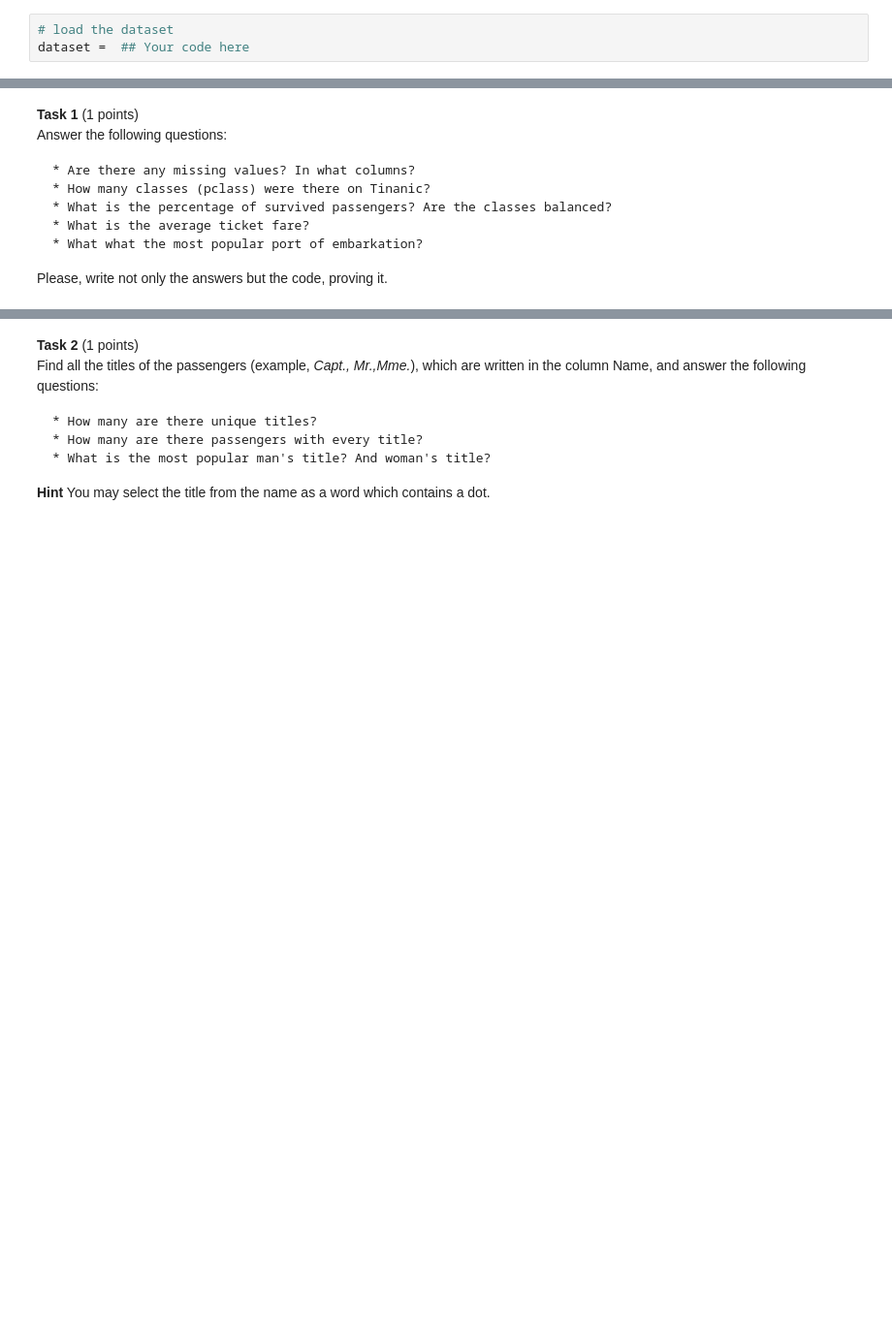
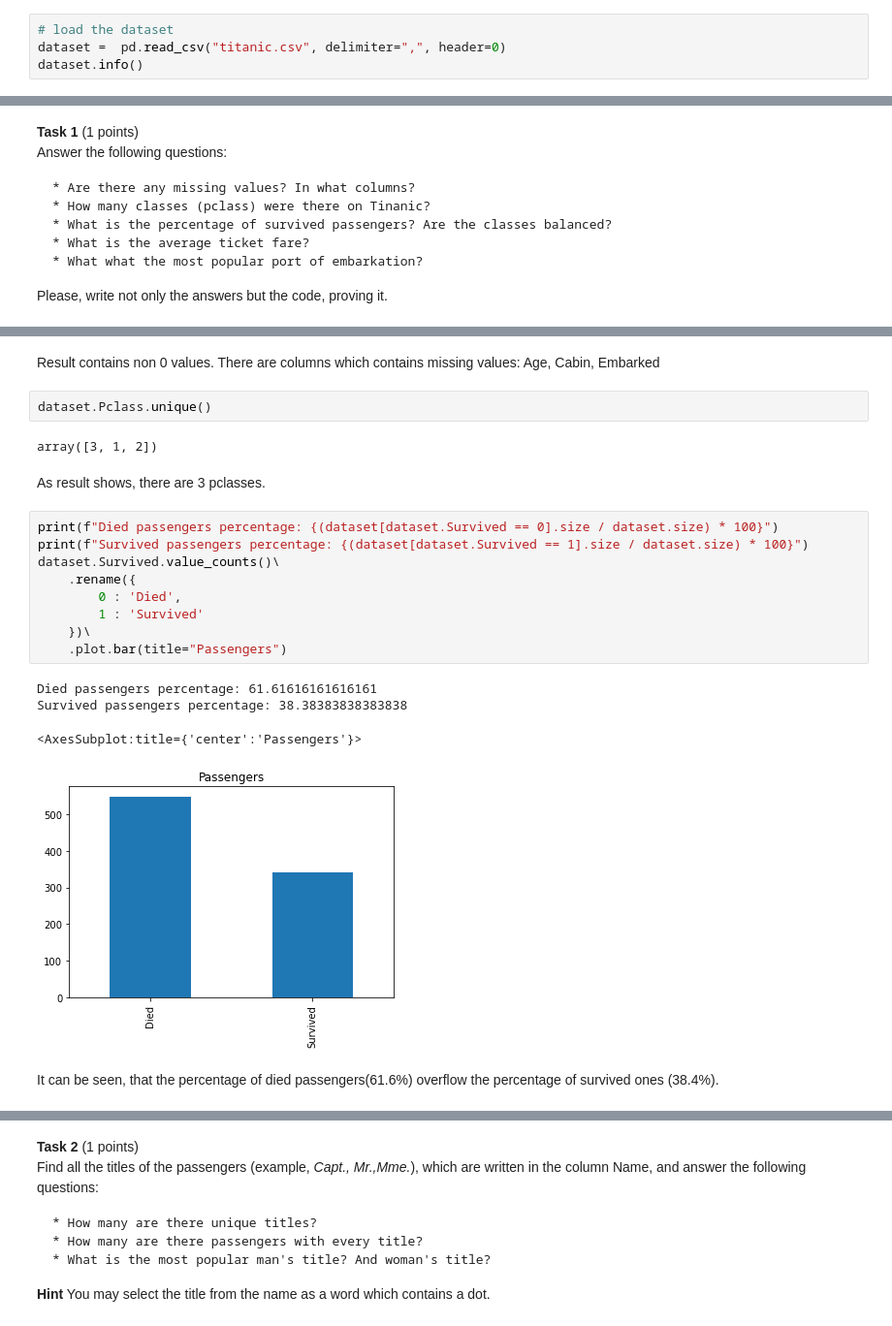
Before and after one commit to aamatevosyan/ml_se, a Jupyter notebook: hw/hw_1/task.ipynb, the cells around one changed output, grey strips where cells are left out. Shown at 97% size. Cells and saved outputs as stored; diff of their text form; blank space fills up the shorter version.

```diff
--- a/hw/hw_1/task.ipynb
+++ b/hw/hw_1/task.ipynb
@@ -214,4 +380,5 @@ You are going to work with *Titanic* dataset which contains information about pa
 **Note** support all your answers with necessary code, computations, vizualization, and explanation. Answers without code and explanation won't be graded.
 # %%
 # load the dataset
-dataset =  ## Your code here
+dataset =  pd.read_csv("titanic.csv", delimiter=",", header=0)
+dataset.info()
@@ -229,0 +431,25 @@ Please, write not only the answers but the code, proving it.
+# %% [markdown]
+Result contains non 0 values.
+There are columns which contains missing values: Age, Cabin, Embarked
+# %%
+dataset.Pclass.unique()
+# %% [output]
+array([3, 1, 2])
+# %% [markdown]
+As result shows, there are 3 pclasses.
+# %%
+print(f"Died passengers percentage: {(dataset[dataset.Survived == 0].size / dataset.size) * 100}")
+print(f"Survived passengers percentage: {(dataset[dataset.Survived == 1].size / dataset.size) * 100}")
+dataset.Survived.value_counts()\
+    .rename({
+        0 : 'Died',
+        1 : 'Survived'
+    })\
+    .plot.bar(title="Passengers")
+# %% [output]
+Died passengers percentage: 61.61616161616161
+Survived passengers percentage: 38.38383838383838
+<AxesSubplot:title={'center':'Passengers'}>
+[figure, added]
+# %% [markdown]
+It can be seen, that the percentage of died passengers(61.6%) overflow the percentage of survived ones (38.4%).
```
Also changed, not shown: parts of 54 cells of this notebook.
